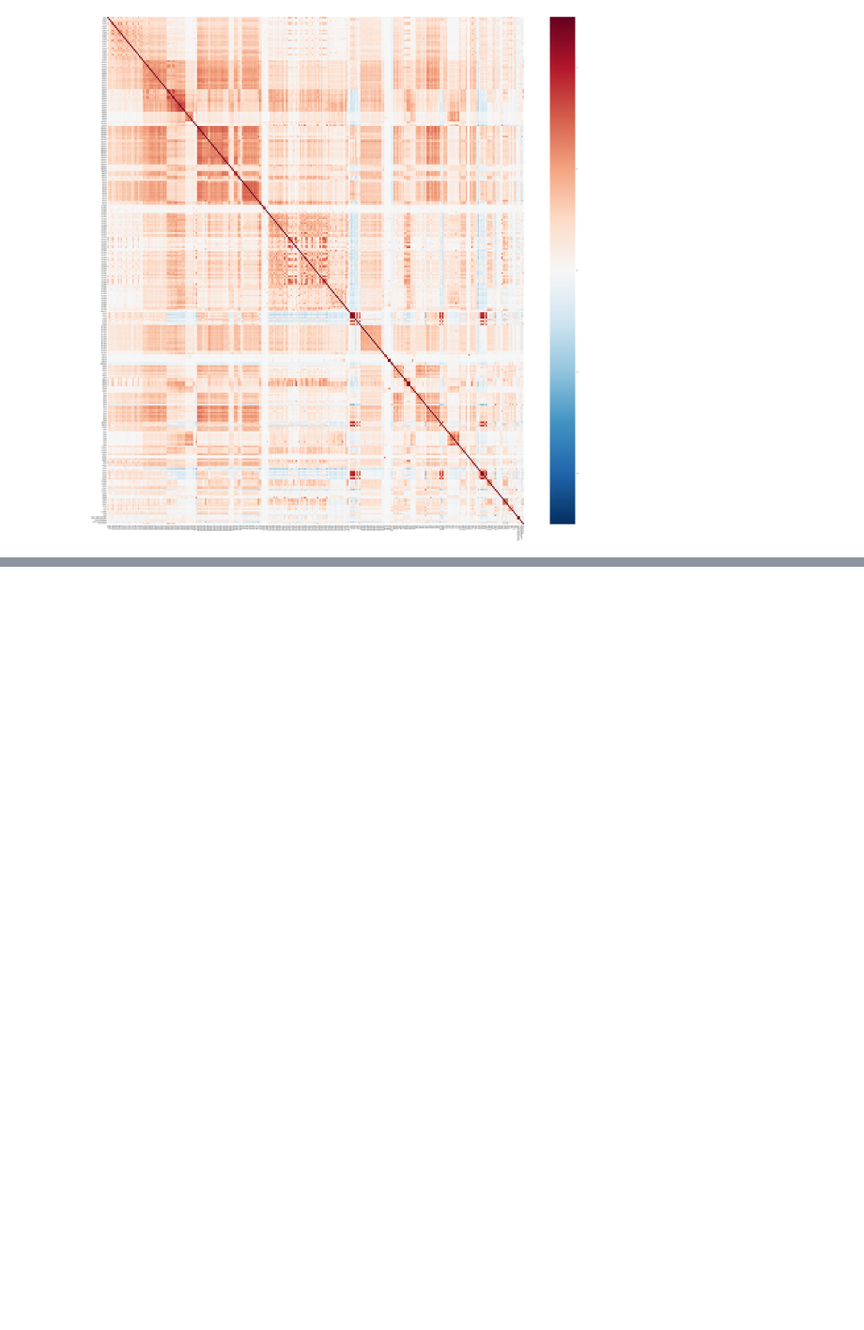
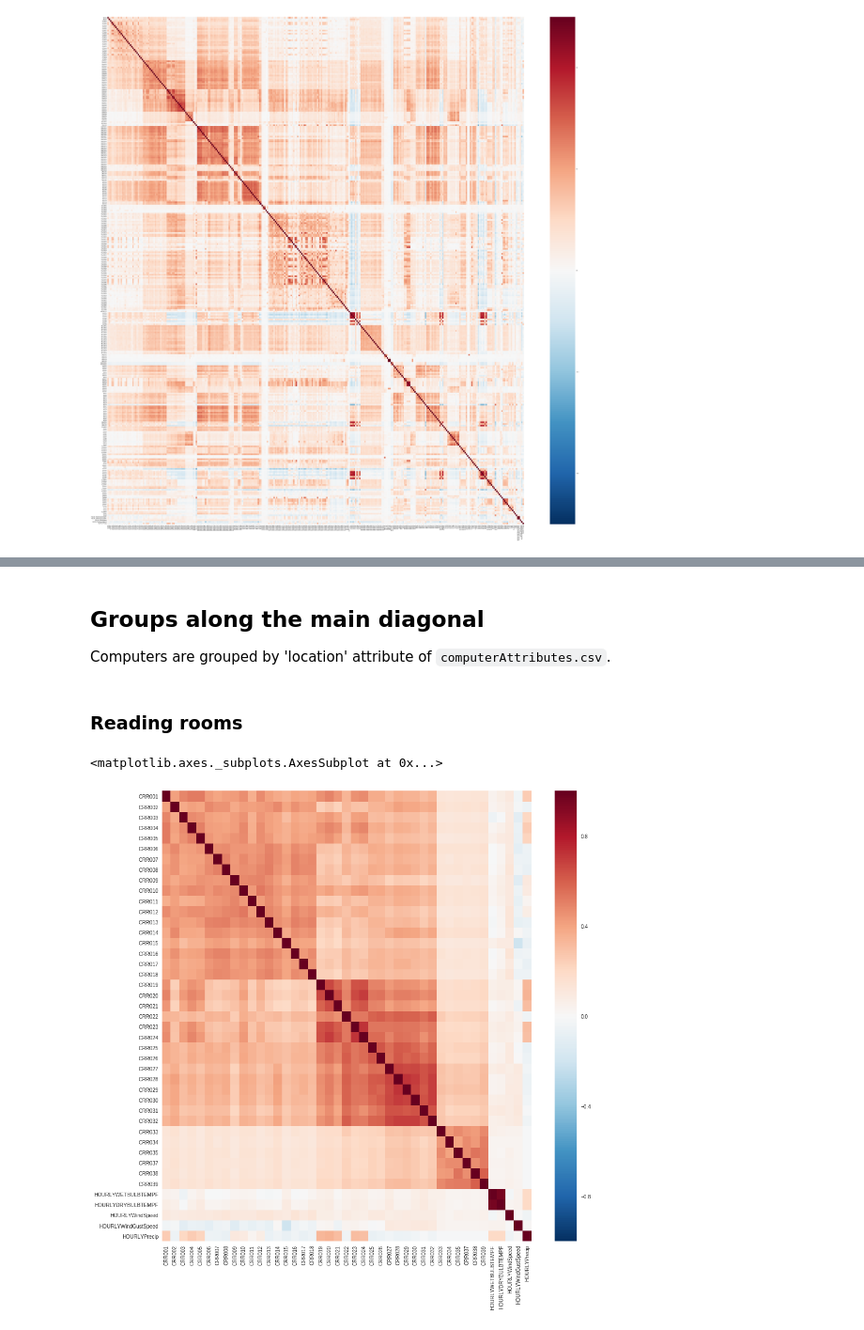
Before and after one commit to UNCG-CSE/Library-Computer-Usage-Analysis, a Jupyter notebook: src/UsageVsWeather.ipynb, the cells around one changed output, grey strips where cells are left out. Shown at 94% size. Cells and saved outputs as stored; diff of their text form; code cells hidden in the pictures; blank space fills up the shorter version.

Commit message:
UsageVsWeather: Add correlation heat matrices for entries on main diagonal.

```diff
--- a/src/UsageVsWeather.ipynb
+++ b/src/UsageVsWeather.ipynb
@@ -244,3 +246,15 @@ sns.heatmap(cc, ax=ax)
 # %% [output]
 <matplotlib.axes._subplots.AxesSubplot at 0x...>
 [figure]
+# %%
+attributes = pd.read_csv(os.path.join('..', 'data', 'computerAttributes.csv'))
+attributes = attributes[attributes['computerName']!='RRK001']
+# %%
+locations = attributes[['computerName', 'location']].groupby(by='location')
+# %%
+groups = {}
+for (k, vs) in locations:
+    stacked_ = utilization[vs['computerName'].values].join(gsoWeatherInterp, how='inner')
+    stacked_ = (stacked_ - stacked_.mean()) / stacked_.std()
+    groups[k] = stacked_
+groups.keys()
@@ -246,0 +272,11 @@ sns.heatmap(cc, ax=ax)
+# %% [markdown]
+## Groups along the main diagonal
+Computers are grouped by 'location' attribute of `computerAttributes.csv`.
+# %% [markdown]
+### Reading rooms
+# %%
+_, ax = plt.subplots(figsize=(16,16))
+sns.heatmap(groups['Reading Room'].corr(), ax=ax)
+# %% [output]
+<matplotlib.axes._subplots.AxesSubplot at 0x...>
+[figure, added]
```
Also changed, not shown: parts of 20 cells of this notebook, 1 other file.
